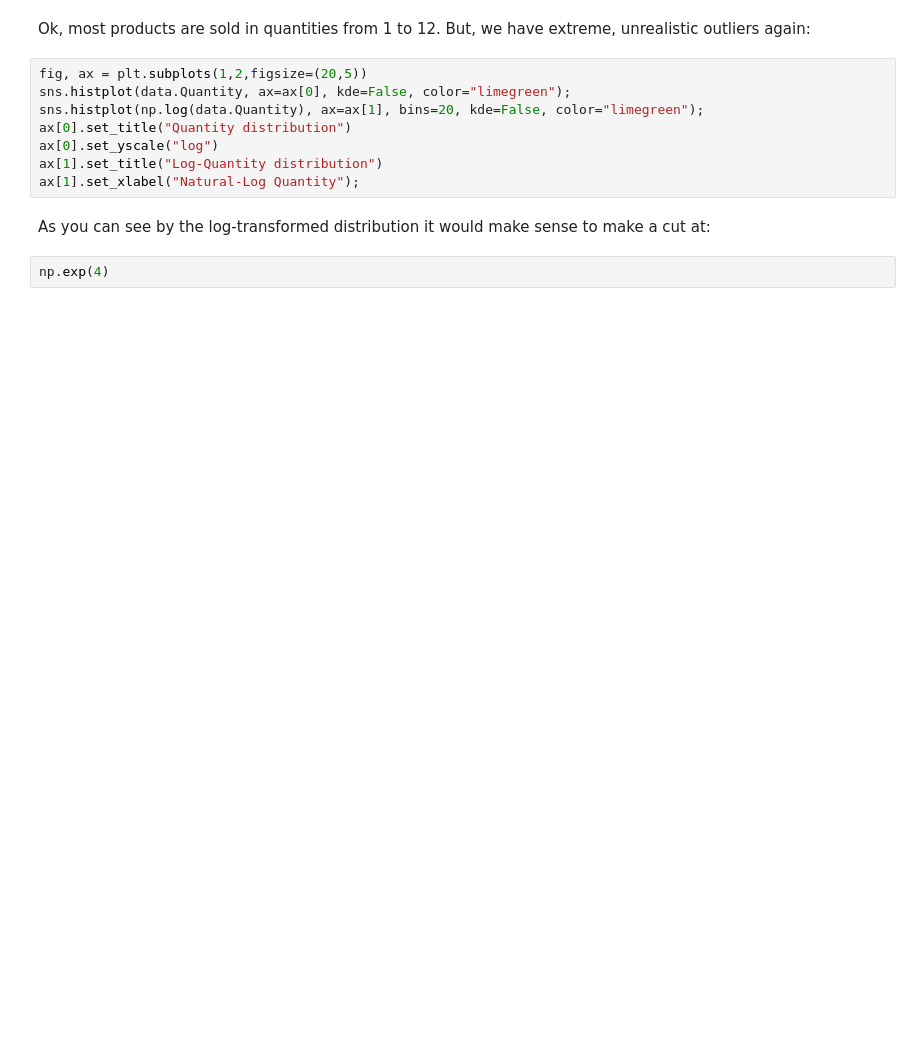
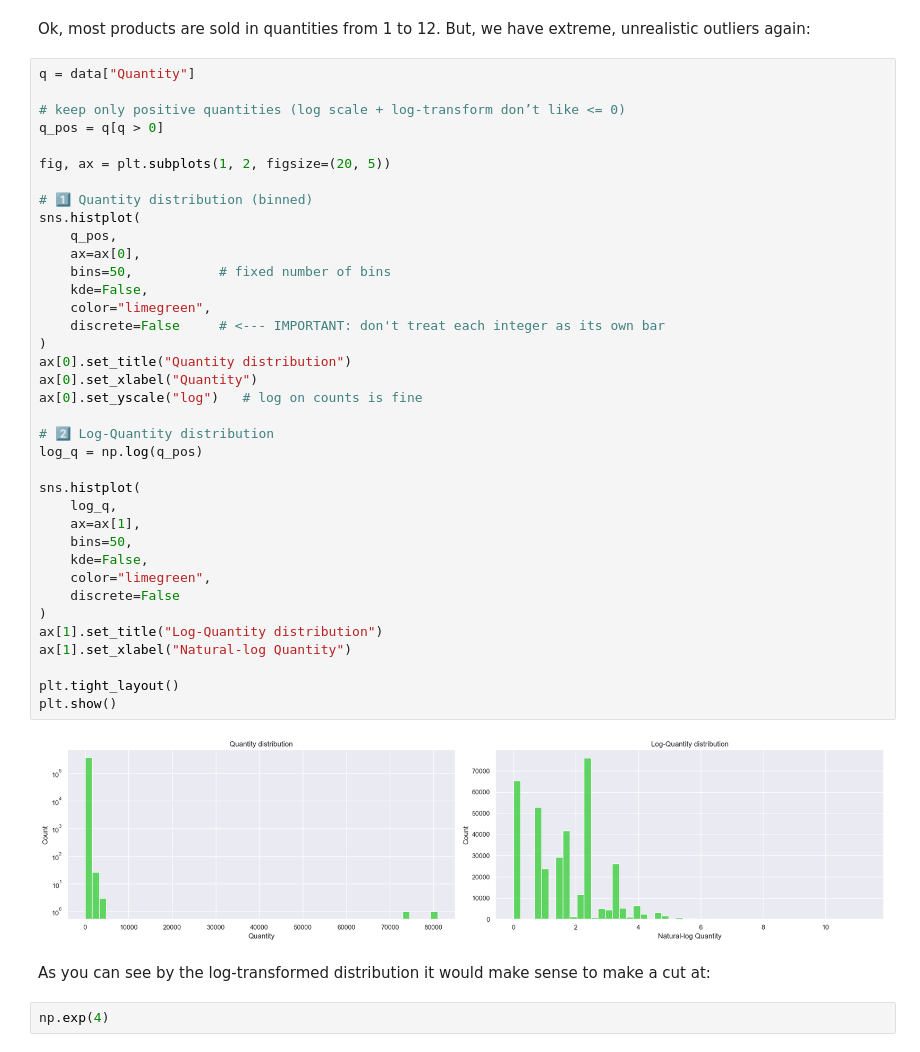
Before and after one commit to roshankahaneDSAI/Online_Retail_Sales_Forecast, a Jupyter notebook: research/e-commerce-sales-forecast.ipynb, the cells around one changed output. Saved outputs shown, nothing was run; the diff lists cells and outputs as text; blank space fills up the shorter version.

```diff
--- a/research/e-commerce-sales-forecast.ipynb
+++ b/research/e-commerce-sales-forecast.ipynb
@@ -367,13 +593,44 @@ data.Quantity.describe()
 # %% [markdown]
 Ok, most products are sold in quantities from 1 to 12. But, we have extreme, unrealistic outliers again:
-# %%
-fig, ax = plt.subplots(1,2,figsize=(20,5))
-sns.histplot(data.Quantity, ax=ax[0], kde=False, color="limegreen");
-sns.histplot(np.log(data.Quantity), ax=ax[1], bins=20, kde=False, color="limegreen");
-ax[0].set_title("Quantity distribution")
-ax[0].set_yscale("log")
-ax[1].set_title("Log-Quantity distribution")
-ax[1].set_xlabel("Natural-Log Quantity");
+# %%
+q = data["Quantity"]
+
+# keep only positive quantities (log scale + log-transform don’t like <= 0)
+q_pos = q[q > 0]
+
+fig, ax = plt.subplots(1, 2, figsize=(20, 5))
+
+# 1️⃣ Quantity distribution (binned)
+sns.histplot(
+    q_pos,
+    ax=ax[0],
+    bins=50,           # fixed number of bins
+    kde=False,
+    color="limegreen",
+    discrete=False     # <--- IMPORTANT: don't treat each integer as its own bar
+)
+ax[0].set_title("Quantity distribution")
+ax[0].set_xlabel("Quantity")
+ax[0].set_yscale("log")   # log on counts is fine
+
+# 2️⃣ Log-Quantity distribution
+log_q = np.log(q_pos)
+
+sns.histplot(
+    log_q,
+    ax=ax[1],
+    bins=50,
+    kde=False,
+    color="limegreen",
+    discrete=False
+)
+ax[1].set_title("Log-Quantity distribution")
+ax[1].set_xlabel("Natural-log Quantity")
+
+plt.tight_layout()
+plt.show()
+# %% [output]
+[figure, added]
 # %% [markdown]
 As you can see by the log-transformed distribution it would make sense to make a cut at:
 # %%
```
Also changed, not shown: parts of 75 cells of this notebook, 7 other files.
